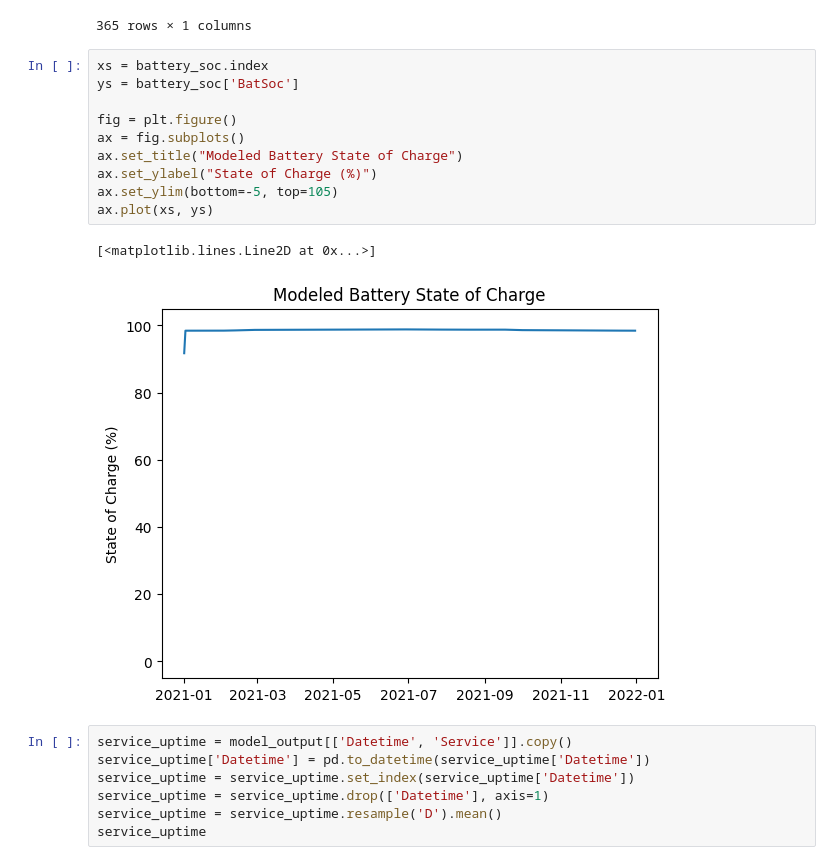
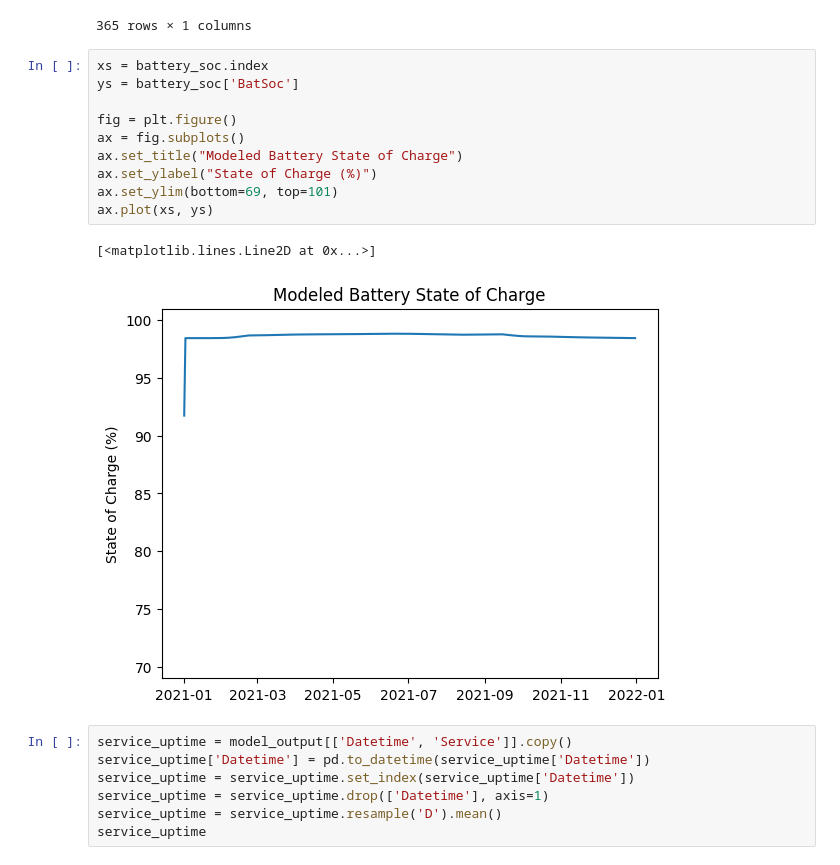
Before and after one commit to ShotSpotter/SolarPV-Simulator, a Jupyter notebook: SolarPV/model_output.ipynb, the cells around one changed output. Cells and saved outputs as stored; diff of their text form.

```diff
--- a/SolarPV/model_output.ipynb
+++ b/SolarPV/model_output.ipynb
@@ -43,16 +43,16 @@ battery_soc
 # %%
 xs = battery_soc.index
 ys = battery_soc['BatSoc']
 
 fig = plt.figure()
 ax = fig.subplots()
 ax.set_title("Modeled Battery State of Charge")
 ax.set_ylabel("State of Charge (%)")
-ax.set_ylim(bottom=-5, top=105)
+ax.set_ylim(bottom=69, top=101)
 ax.plot(xs, ys)
 # %% [output]
 [<matplotlib.lines.Line2D at 0x...>]
-[figure, old version]
+[figure, new version]
 # %%
 service_uptime = model_output[['Datetime', 'Service']].copy()
 service_uptime['Datetime'] = pd.to_datetime(service_uptime['Datetime'])
```
